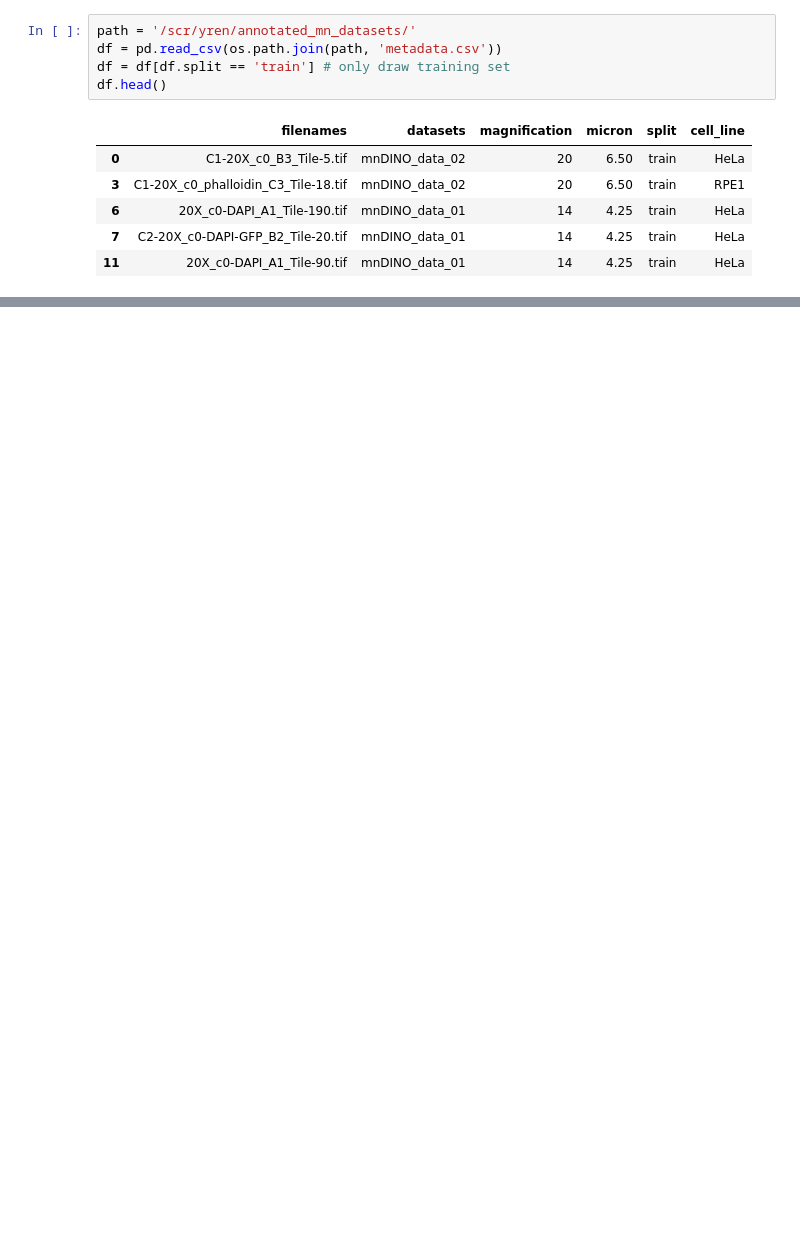
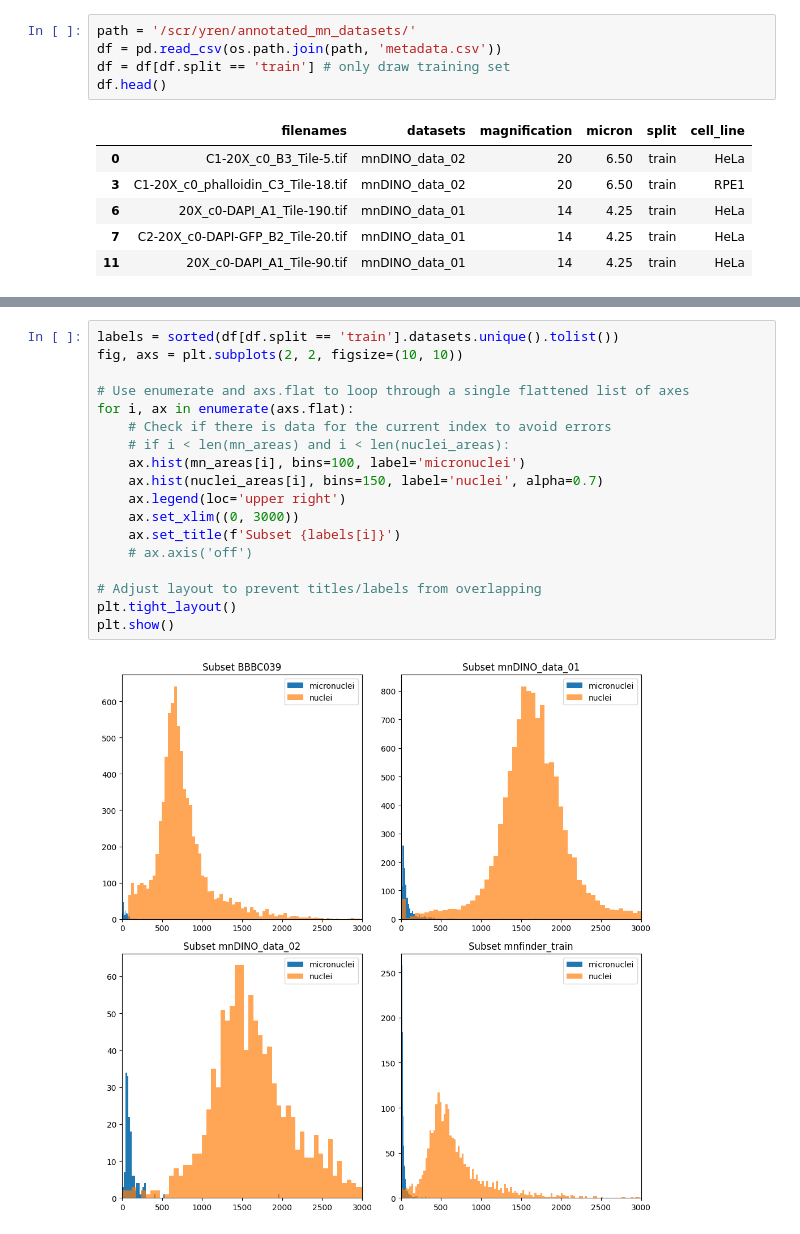
Before and after one commit to CaicedoLab/micronuclei-detection, a Jupyter notebook: figures/dataset_distributions.ipynb, the cells around one changed output, grey strips where cells are left out. Saved outputs shown, nothing was run; the diff lists cells and outputs as text; blank space fills up the shorter version.

```diff
--- a/figures/dataset_distributions.ipynb
+++ b/figures/dataset_distributions.ipynb
@@ -109,0 +152,20 @@ Text(0.5, 1.0, 'Area of Micronuclei in Each Dataset')
+# %%
+labels = sorted(df[df.split == 'train'].datasets.unique().tolist())
+fig, axs = plt.subplots(2, 2, figsize=(10, 10))
+
+# Use enumerate and axs.flat to loop through a single flattened list of axes
+for i, ax in enumerate(axs.flat):
+    # Check if there is data for the current index to avoid errors
+    # if i < len(mn_areas) and i < len(nuclei_areas):
+    ax.hist(mn_areas[i], bins=100, label='micronuclei')
+    ax.hist(nuclei_areas[i], bins=150, label='nuclei', alpha=0.7)
+    ax.legend(loc='upper right')
+    ax.set_xlim((0, 3000))
+    ax.set_title(f'Subset {labels[i]}')
+    # ax.axis('off')
+
+# Adjust layout to prevent titles/labels from overlapping
+plt.tight_layout()
+plt.show()
+# %% [output]
+[figure, added]
```
Also changed, not shown: parts of 17 cells of this notebook.
